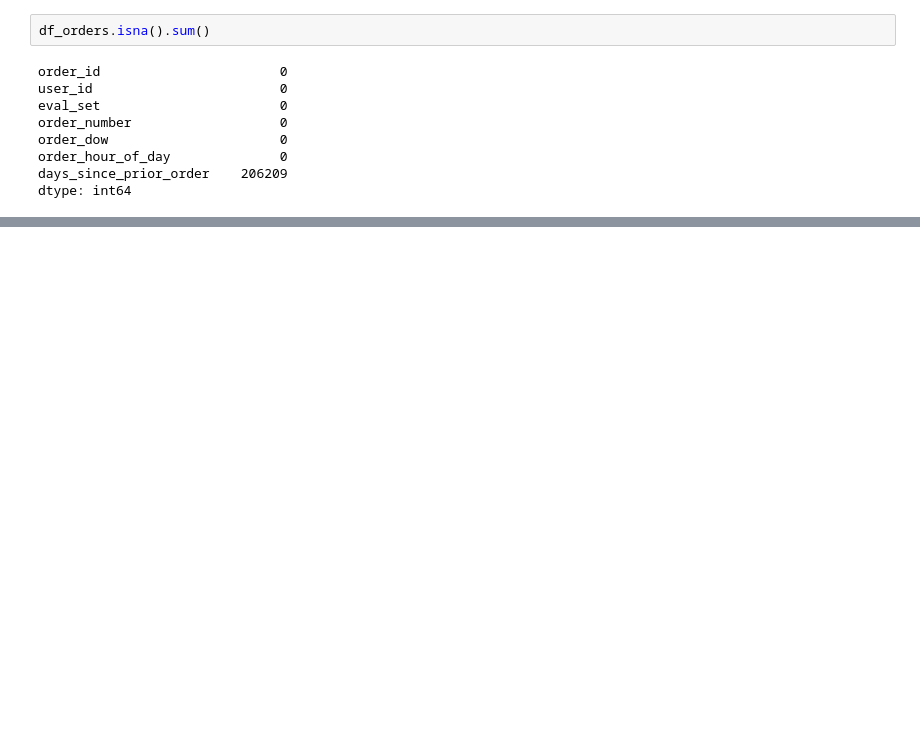
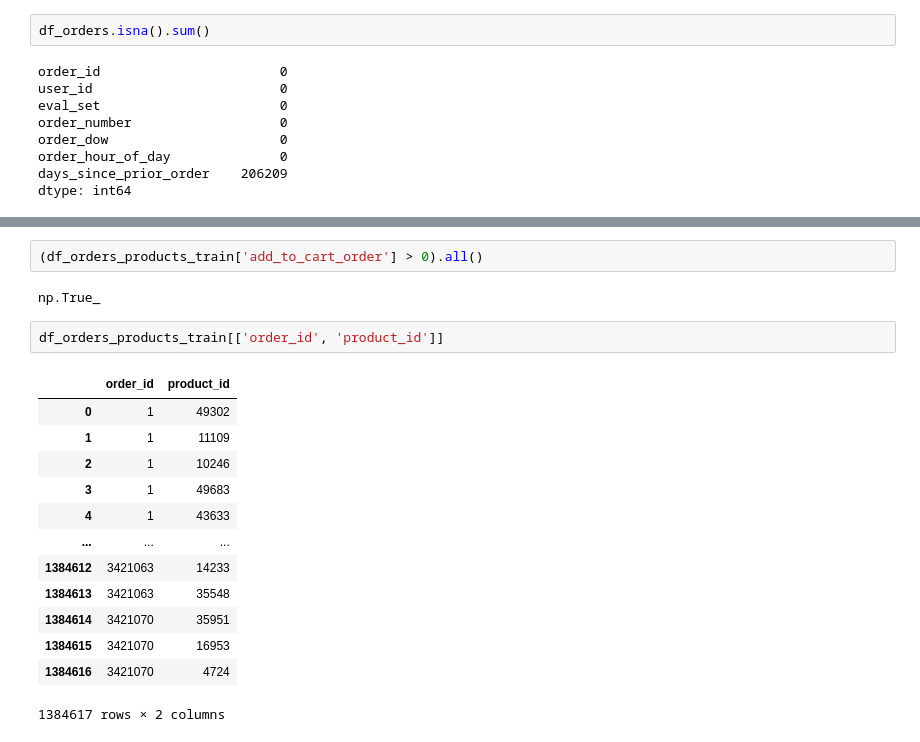
Before and after one commit to avetisyanna/python-analytics-portfolio, a Jupyter notebook: notebooks/05_pandas.ipynb, the cells around one changed output, grey strips where cells are left out. Drawn from its saved outputs; the diff is of its cells as text; blank space fills up the shorter version.

```diff
--- a/notebooks/05_pandas.ipynb
+++ b/notebooks/05_pandas.ipynb
@@ -193,0 +311,20 @@ NameError: name 'df_orders' is not defined
+# %%
+(df_orders_products_train['add_to_cart_order'] > 0).all()
+# %% [output]
+np.True_
+# %%
+df_orders_products_train[['order_id', 'product_id']]
+# %% [output]
+|  | order_id | product_id |
+| 0 | 1 | 49302 |
+| 1 | 1 | 11109 |
+| 2 | 1 | 10246 |
+| 3 | 1 | 49683 |
+| 4 | 1 | 43633 |
+| ... | ... | ... |
+| 1384612 | 3421063 | 14233 |
+| 1384613 | 3421063 | 35548 |
+| 1384614 | 3421070 | 35951 |
+| 1384615 | 3421070 | 16953 |
+| 1384616 | 3421070 | 4724 |
+1384617 rows × 2 columns
```
Also changed, not shown: parts of 71 cells of this notebook.
